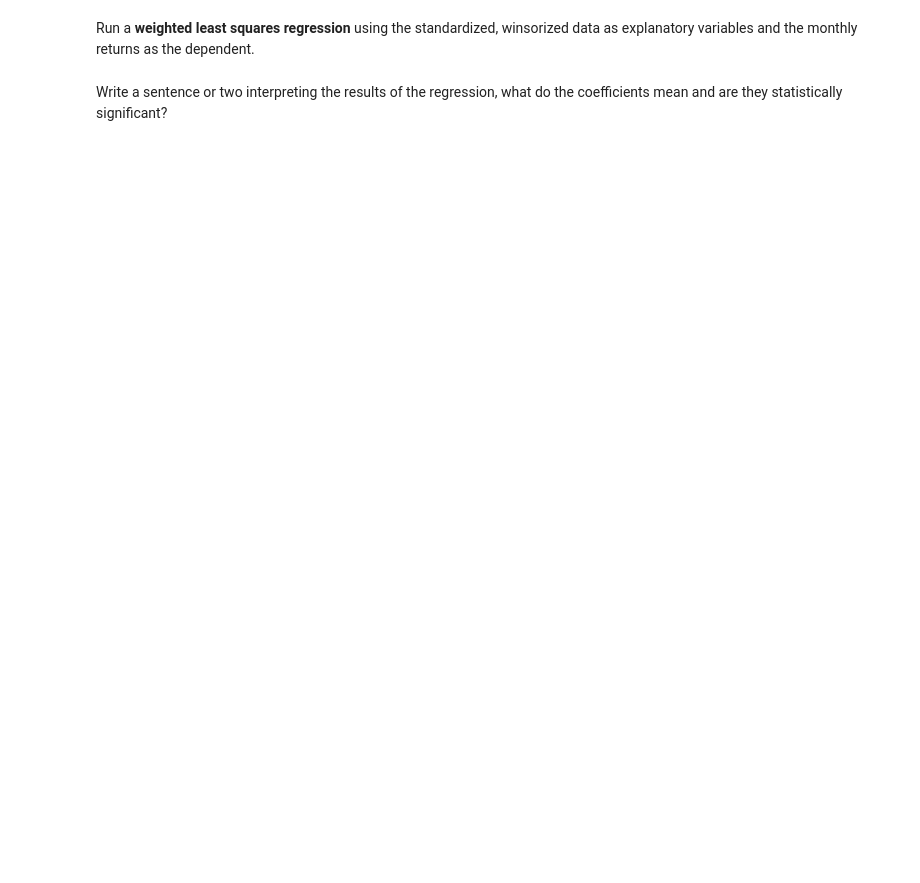
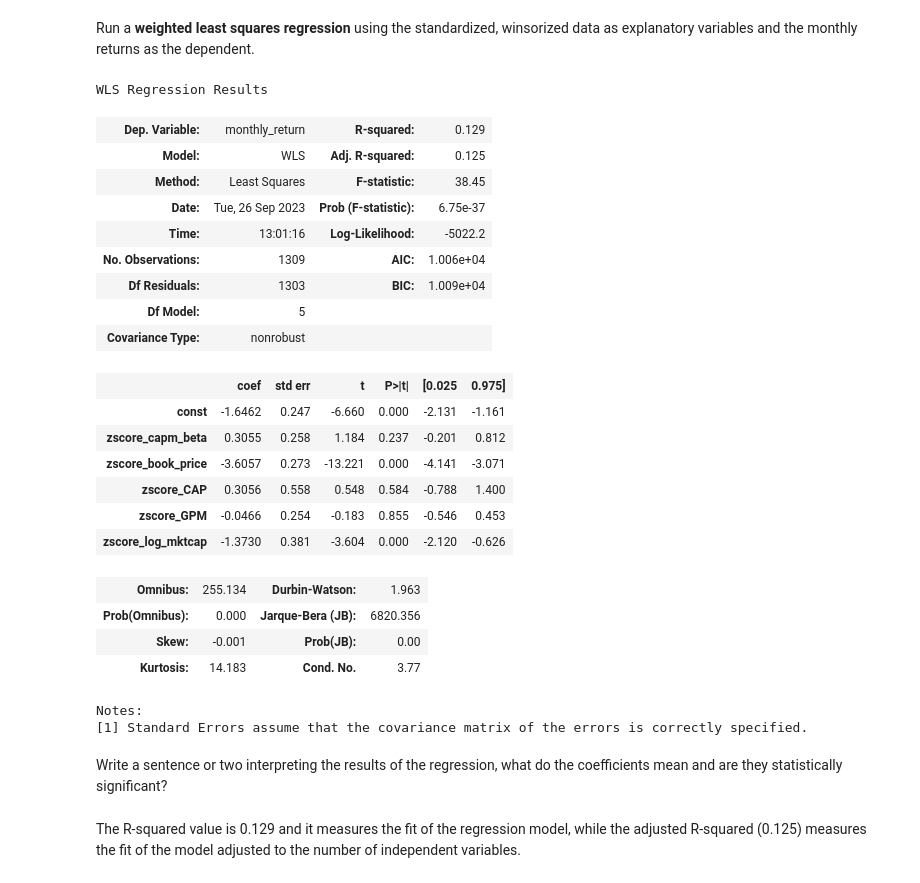
Before and after one commit to ninest/fl23_intro_demo, a Jupyter notebook: demo.ipynb, the cells around one changed output. Drawn from its saved outputs; the diff is of its cells as text; code cells hidden in the pictures; blank space fills up the shorter version.

```diff
--- a/demo.ipynb
+++ b/demo.ipynb
@@ -22,4 +93,50 @@ Winsorize the data in the **'zscore'** columns at the 1st and 99th percentiles.
 # %% [markdown]
 Run a **weighted least squares regression** using the standardized, winsorized data as explanatory variables and the monthly returns as the dependent.
+# %%
+explanatory_vars = [
+    "zscore_capm_beta",
+    "zscore_book_price",
+    "zscore_CAP",
+    "zscore_GPM",
+    "zscore_log_mktcap",
+]
+dependent_var = "monthly_return"
+
+X = df[explanatory_vars]
+y = df[dependent_var]
+weights = np.abs(df["monthly_return"])
+
+X = sm.add_constant(X)
+
+model = sm.WLS(y, X, weights=weights)
+results = model.fit()
+
+results.summary()
+# %% [output]
+WLS Regression Results
+| Dep. Variable: | monthly_return | R-squared: | 0.129 |
+| Model: | WLS | Adj. R-squared: | 0.125 |
+| Method: | Least Squares | F-statistic: | 38.45 |
+| Date: | Tue, 26 Sep 2023 | Prob (F-statistic): | 6.75e-37 |
+| Time: | 13:01:16 | Log-Likelihood: | -5022.2 |
+| No. Observations: | 1309 | AIC: | 1.006e+04 |
+| Df Residuals: | 1303 | BIC: | 1.009e+04 |
+| Df Model: | 5 |  |  |
+| Covariance Type: | nonrobust |  |  |
+|  | coef | std err | t | P>|t| | [0.025 | 0.975] |
+| const | -1.6462 | 0.247 | -6.660 | 0.000 | -2.131 | -1.161 |
+| zscore_capm_beta | 0.3055 | 0.258 | 1.184 | 0.237 | -0.201 | 0.812 |
+| zscore_book_price | -3.6057 | 0.273 | -13.221 | 0.000 | -4.141 | -3.071 |
+| zscore_CAP | 0.3056 | 0.558 | 0.548 | 0.584 | -0.788 | 1.400 |
+| zscore_GPM | -0.0466 | 0.254 | -0.183 | 0.855 | -0.546 | 0.453 |
+| zscore_log_mktcap | -1.3730 | 0.381 | -3.604 | 0.000 | -2.120 | -0.626 |
+| Omnibus: | 255.134 | Durbin-Watson: | 1.963 |
+| Prob(Omnibus): | 0.000 | Jarque-Bera (JB): | 6820.356 |
+| Skew: | -0.001 | Prob(JB): | 0.00 |
+| Kurtosis: | 14.183 | Cond. No. | 3.77 |
+Notes:
+[1] Standard Errors assume that the covariance matrix of the errors is correctly specified.
 # %% [markdown]
 Write a sentence or two interpreting the results of the regression, what do the coefficients mean and are they statistically significant?
+# %% [markdown]
+The R-squared value is 0.129 and it measures the fit of the regression model, while the adjusted R-squared (0.125) measures the fit of the model adjusted to the number of independent variables.
```
Also changed, not shown: parts of 7 cells of this notebook.
